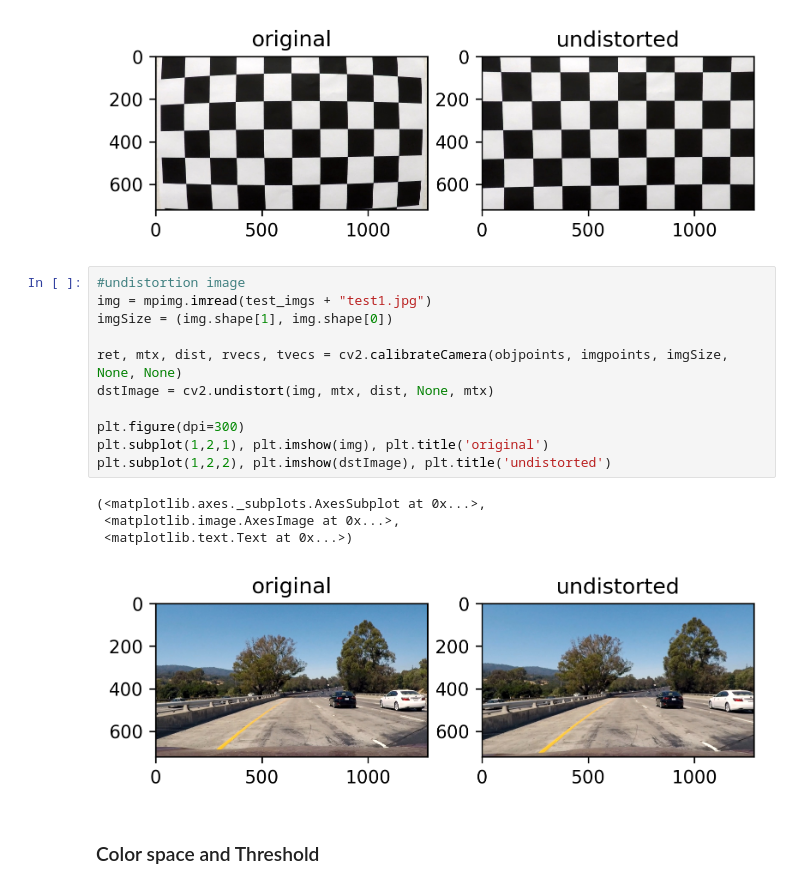
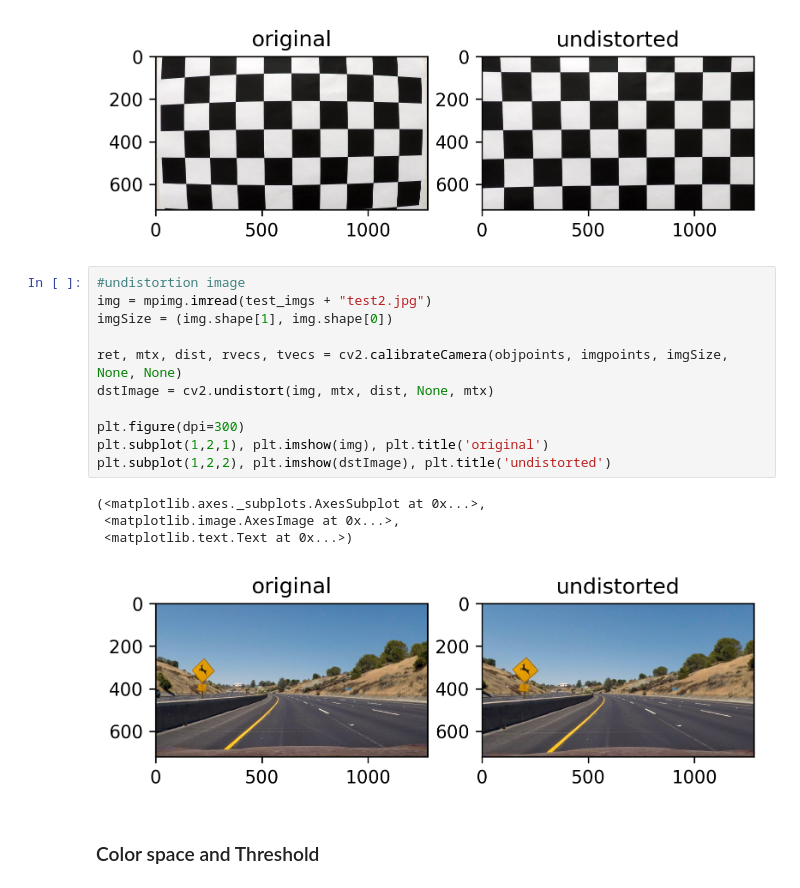
Before and after one commit to jaeoh2/self-driving-car-nd, a Jupyter notebook: CarND-Advanced-Lane-Lines-P4/Advanced-Lane-Lines.ipynb, the cells around one changed output. Drawn from its saved outputs; the diff is of its cells as text.

```diff
--- a/CarND-Advanced-Lane-Lines-P4/Advanced-Lane-Lines.ipynb
+++ b/CarND-Advanced-Lane-Lines-P4/Advanced-Lane-Lines.ipynb
@@ -70,20 +70,20 @@ plt.subplot(1,2,2), plt.imshow(testDst), plt.title('undistorted')
 [figure]
 # %%
 #undistortion image
-img = mpimg.imread(test_imgs + "test1.jpg")
+img = mpimg.imread(test_imgs + "test2.jpg")
 imgSize = (img.shape[1], img.shape[0])
 
 ret, mtx, dist, rvecs, tvecs = cv2.calibrateCamera(objpoints, imgpoints, imgSize, None, None)
 dstImage = cv2.undistort(img, mtx, dist, None, mtx)
 
 plt.figure(dpi=300)
 plt.subplot(1,2,1), plt.imshow(img), plt.title('original')
 plt.subplot(1,2,2), plt.imshow(dstImage), plt.title('undistorted')
 # %% [output]
 (<matplotlib.axes._subplots.AxesSubplot at 0x...>,
  <matplotlib.image.AxesImage at 0x...>,
  <matplotlib.text.Text at 0x...>)
-[figure, old version]
+[figure, new version]
 # %% [markdown]
 ### Color space and Threshold
 # %%
```
Also changed, not shown: parts of 16 cells of this notebook.
